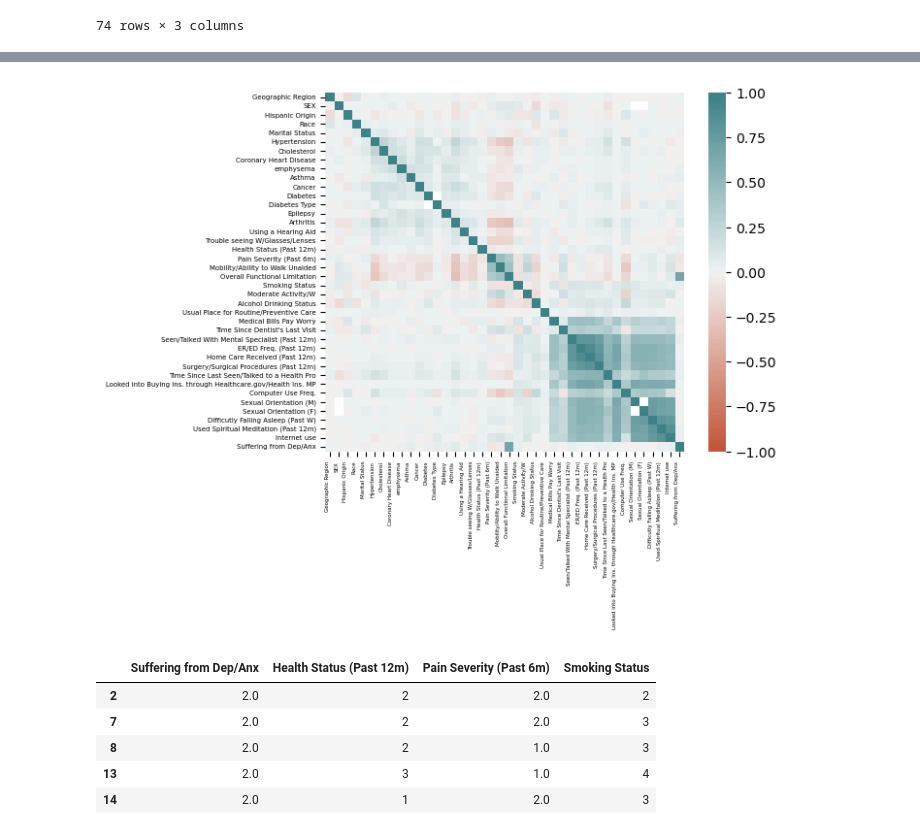
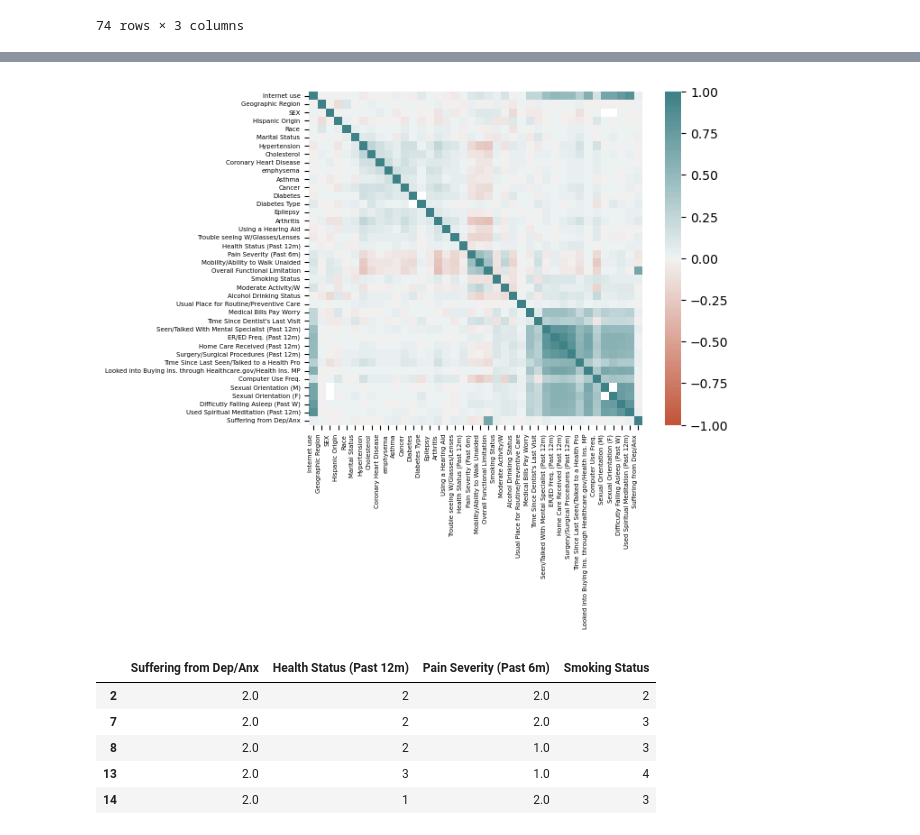
Before and after one commit to ShipraGupta16/Project_1, a Jupyter notebook: cdc_codes2.ipynb, the cells around one changed output, grey strips where cells are left out. Cells and saved outputs as stored; diff of their text form; code cells hidden in the pictures.

Commit message:
minor changes ot the order of columns and one of the images

```diff
--- a/cdc_codes2.ipynb
+++ b/cdc_codes2.ipynb
@@ -52,15 +52,18 @@ cdc_df
 adult_data_2017.columns = adult_data_2017.columns.to_series().apply(lambda x:x.strip())
 # %%
 # Selecting the columns we need and adding them to a dataframe
-filtered_data_2017 = adult_data_2017 [["REGION", "SEX", "HISPAN_I","RACERPI2",
-                              "R_MARITL", "HYPEV", "CHLEV", "CHDEV",
-                              "EPHEV", "AASMEV", "CANEV", "DIBEV1",
-                              "DIBTYPE", "EPILEP1", "ARTH1", "HRAIDNOW",
-                              "AVISION", "AHSTATYR", "PAINLMT", "FLWALK",
-                              "ALCHRONR", "SMKSTAT2", "MODFREQW", "ALCSTAT",
-                              "AHCPLROU", "AWORPAY", "ADNLONG2", "AHCSYR1",
-                              "AHERNOY2", "AHCHYR", "ASRGYR", "AMDLONGR",
-                              "AEXCHNG", "ASICPUSE", "ASISIM", "ASISIF",
-                              "ASISLPFL", "MBO_SPR1", "AWEBUSE", "AFLHCA17"]]
+filtered_data_2017 = adult_data_2017 [["AWEBUSE","REGION", "SEX", "HISPAN_I",
+                                       "RACERPI2", "R_MARITL", "HYPEV", "CHLEV",
+                                       "CHDEV", "EPHEV", "AASMEV", "CANEV",
+                                       "DIBEV1","DIBTYPE", "EPILEP1", "ARTH1",
+                                       "HRAIDNOW", "AVISION", "AHSTATYR",
+                                       "PAINLMT", "FLWALK", "ALCHRONR",
+                                       "SMKSTAT2", "MODFREQW", "ALCSTAT",
+                                       "AHCPLROU", "AWORPAY", "ADNLONG2",
+                                       "AHCSYR1","AHERNOY2", "AHCHYR", "ASRGYR",
+                                       "AMDLONGR", "AEXCHNG", "ASICPUSE", "ASISIM",
+                                     "ASISIF", "ASISLPFL", "MBO_SPR1", "AFLHCA17"]]
+
+
 filtered_data_2017.head()
 # %% [output]
@@ -120,22 +129,25 @@ corr = df_17.corr()
 # %%
 # plot a heat matrix
 ax = sns.heatmap(corr,
     vmin=-1, vmax=1, center=0,
     cmap=sns.diverging_palette(20, 200, sep=1, n=100, l=50),
     square=True,
     xticklabels=True,
     yticklabels=True)
 
 ax.set_yticklabels(ax.get_yticklabels(),fontsize=5);
 
 ax.set_xticklabels(
     ax.get_xticklabels(),
-    fontsize=4,
+    fontsize=5,
     horizontalalignment='right'
 
 );
+
+# Save image
+plt.savefig("resources/Fig1.png")
 # %% [output]
-[figure, old version]
+[figure, new version]
 # %%
 # Creating a new dataframe with the targeted columns
 selected_col = df_17[["Suffering from Dep/Anx" , "Health Status (Past 12m)", "Pain Severity (Past 6m)", "Smoking Status"]].dropna()
```
Also changed, not shown: parts of 3 cells of this notebook, 2 other files.
